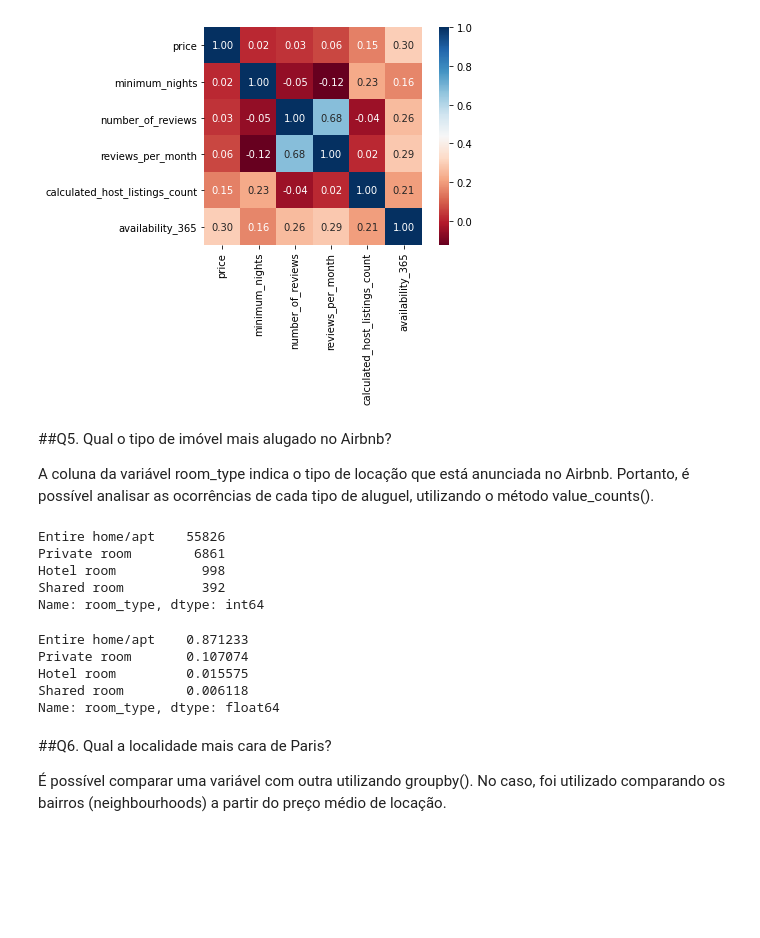
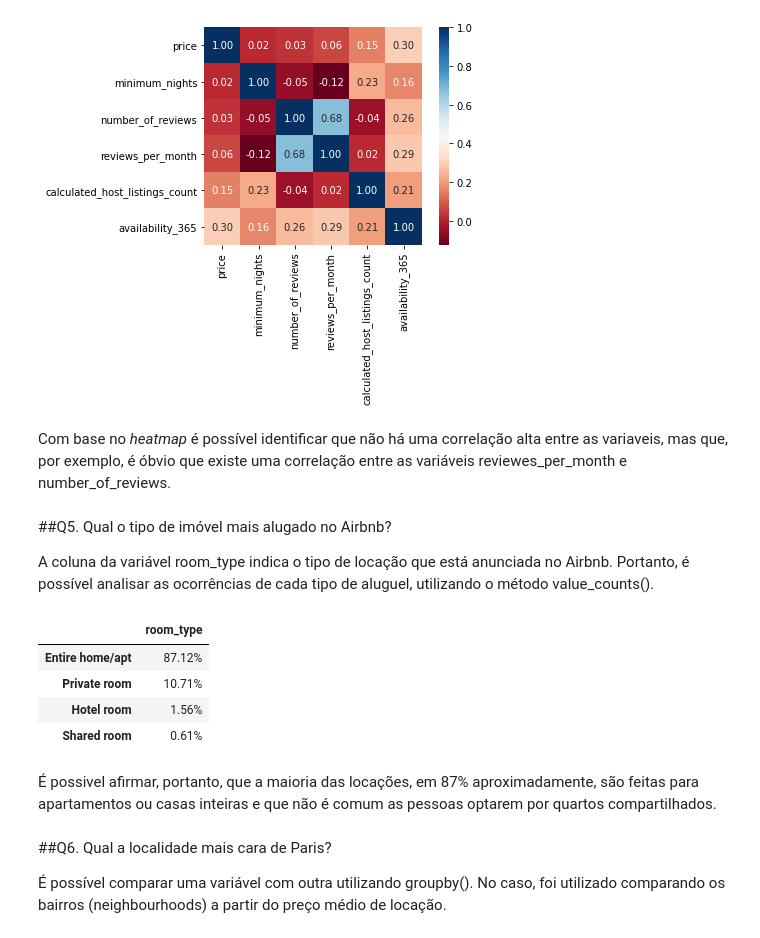
Before and after one commit to anammagalhaes/Data-Science-Projects-, a Jupyter notebook: Análise_dos_dados_do_Airbnb_de_Paris.ipynb, the cells around one changed output. Drawn from its saved outputs; the diff is of its cells as text; code cells hidden in the pictures; blank space fills up the shorter version.

```diff
--- a/Análise_dos_dados_do_Airbnb_de_Paris.ipynb
+++ b/Análise_dos_dados_do_Airbnb_de_Paris.ipynb
@@ -270,28 +296,25 @@ display(corr)
 sns.heatmap(corr,cmap='RdBu', fmt='.2f', square=True, linecolor='white', annot=True);
 # %% [output]
 [figure]
+# %% [markdown]
+Com base no *heatmap* é possível identificar que não há uma correlação alta entre as variaveis, mas que, por exemplo, é óbvio que existe uma correlação entre as variáveis reviewes_per_month e number_of_reviews.
 # %% [markdown]
 ##Q5. Qual o tipo de imóvel mais alugado no Airbnb?
 
 A coluna da variável room_type indica o tipo de locação que está anunciada no Airbnb. Portanto, é possível analisar as ocorrências de cada tipo de aluguel, utilizando o método value_counts().
 # %%
-# mostrar a quantidade de cada tipo de imóvel disponível
-df_clean.room_type.value_counts()
+#mostrar a porcentagem de cada tipo de imóvel disponível
+b = (df_clean.room_type.value_counts() / df_clean.shape[0])
+df_clean_b = pd.DataFrame(b)
+df_clean_b.style.format('{:.2%}')
 # %% [output]
-Entire home/apt    55826
-Private room        6861
-Hotel room           998
-Shared room          392
-Name: room_type, dtype: int64
+|  | room_type |
+| Entire home/apt | 87.12% |
+| Private room | 10.71% |
+| Hotel room | 1.56% |
+| Shared room | 0.61% |
-# %%
-# mostrar a porcentagem de cada tipo de imóvel disponível
-df_clean.room_type.value_counts() / df_clean.shape[0]
-# %% [output]
-Entire home/apt    0.871233
-Private room       0.107074
-Hotel room         0.015575
-Shared room        0.006118
-Name: room_type, dtype: float64
+# %% [markdown]
+É possivel afirmar, portanto, que a maioria das locações, em 87% aproximadamente, são feitas para apartamentos ou casas inteiras e que não é comum as pessoas optarem por quartos compartilhados.
 # %% [markdown]
 ##Q6. Qual a localidade mais cara de Paris?
 
```
Also changed, not shown: parts of 25 cells of this notebook.
